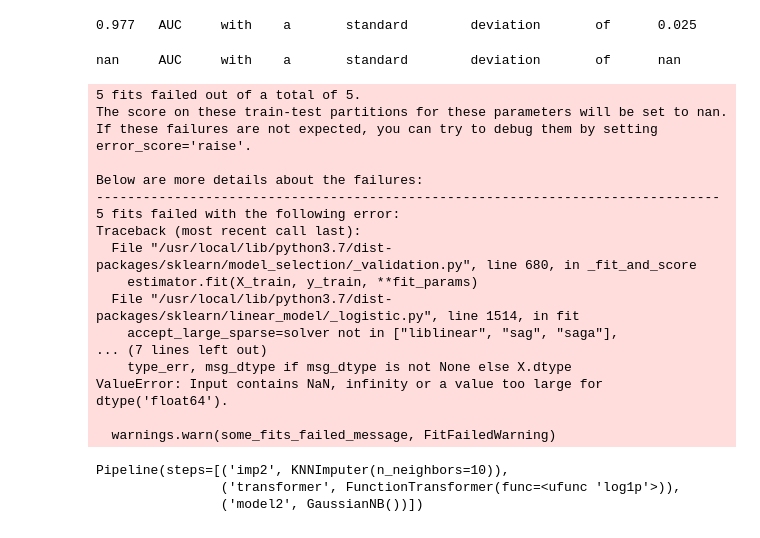
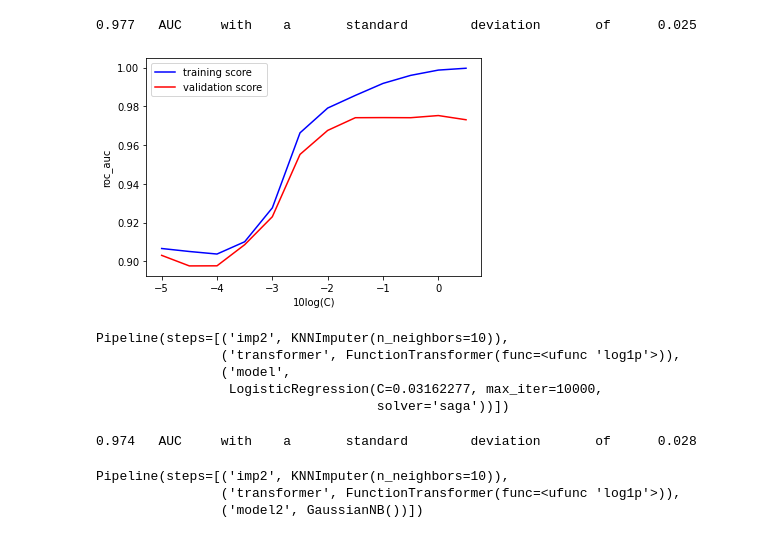
Before and after one commit to Flonsbob/Floris-van-Eisden---Exam---Applied-Statistics-and-Modeling, a Jupyter notebook: Exam_assignment_Final_version.ipynb, the cells around one changed output. Saved outputs shown, nothing was run; the diff lists cells and outputs as text; code cells hidden in the pictures.

```diff
--- a/Exam_assignment_Final_version.ipynb
+++ b/Exam_assignment_Final_version.ipynb
@@ -176,25 +177,3 @@ Pipeline(steps=[('imp', SimpleImputer(strategy='median')),
 score_model(pipe,X,y)
 # %% [output]
 0.977   AUC     with    a       standard        deviation       of      0.025
-# %%
-#Calls score_model. Output should be the mean and standard deviation of the roc_auc of the model.
-score_model(model, X, y)
-# %% [output]
-nan     AUC     with    a       standard        deviation       of      nan
-5 fits failed out of a total of 5.
-The score on these train-test partitions for these parameters will be set to nan.
-If these failures are not expected, you can try to debug them by setting error_score='raise'.
-
-Below are more details about the failures:
---------------------------------------------------------------------------------
-5 fits failed with the following error:
-Traceback (most recent call last):
-  File "/usr/local/lib/python3.7/dist-packages/sklearn/model_selection/_validation.py", line 680, in _fit_and_score
-    estimator.fit(X_train, y_train, **fit_params)
-  File "/usr/local/lib/python3.7/dist-packages/sklearn/linear_model/_logistic.py", line 1514, in fit
-    accept_large_sparse=solver not in ["liblinear", "sag", "saga"],
-... (7 lines left out)
-    type_err, msg_dtype if msg_dtype is not None else X.dtype
-ValueError: Input contains NaN, infinity or a value too large for dtype('float64').
-
-  warnings.warn(some_fits_failed_message, FitFailedWarning)
@@ -203,3 +183,38 @@ imp2 = KNNImputer(n_neighbors=10)
+# %%
+pipe1 = Pipeline([('imp2', imp2),
+                 ('transformer', transformer),
+                 ('model', model)])
+# %%
+#Same validation cuve as before but with the new imputer the data is different.
+range_C_parameter = np.power(10, np.arange(-5,1,0.5))
+train_scores1, val_scores1 = validation_curve(pipe1, X, y,
+                                          param_name = 'model__C',
+                                          param_range = range_C_parameter,
+                                          cv = 5,
+                                          scoring = "roc_auc")
+# %%
+#Creates a plot to determine the optimal value for the C parameter.
+plt.plot(np.log(range_C_parameter)/log(10.0), np.mean (train_scores1, 1), color='blue', label='training score')
+plt.plot(np.log(range_C_parameter)/log(10.0), np.mean(val_scores1, 1), color='red', label='validation score')
+plt.legend(loc='best')
+plt.xlabel('10log(C)')
+plt.ylabel("roc_auc");
+# %% [output]
+[figure, added]
+# %%
+#Sets the model__C prameter in pipe1 to 10**-1.5.
+pipe1.set_params(model__C = 0.03162277)
+# %% [output]
+Pipeline(steps=[('imp2', KNNImputer(n_neighbors=10)),
+                ('transformer', FunctionTransformer(func=<ufunc 'log1p'>)),
+                ('model',
+                 LogisticRegression(C=0.03162277, max_iter=10000,
+                                    solver='saga'))])
+# %%
+score_model(pipe1,X,y)
+#the model got worse for some reason
+# %% [output]
+0.974   AUC     with    a       standard        deviation       of      0.028
 # %%
 model2 = GaussianNB()
 # %%
```
Also changed, not shown: parts of 5 cells of this notebook.
